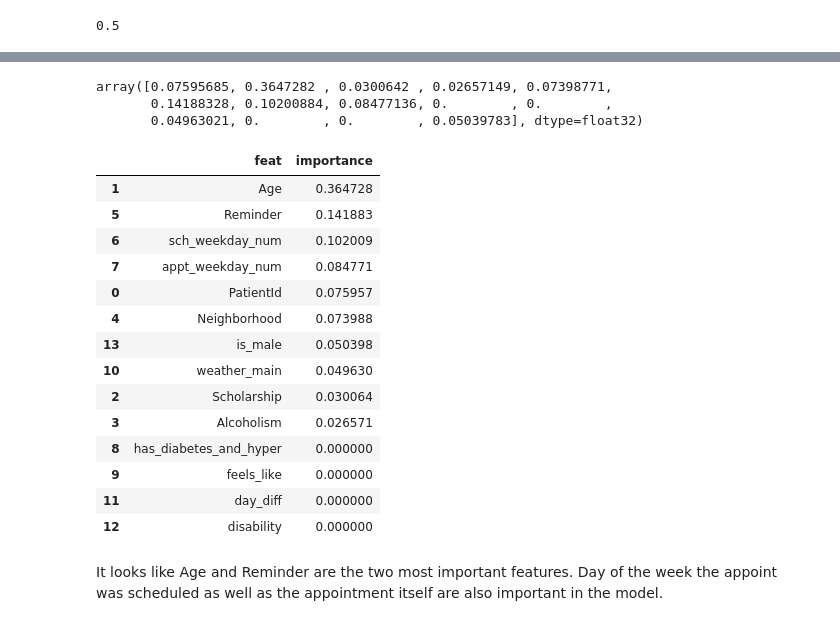
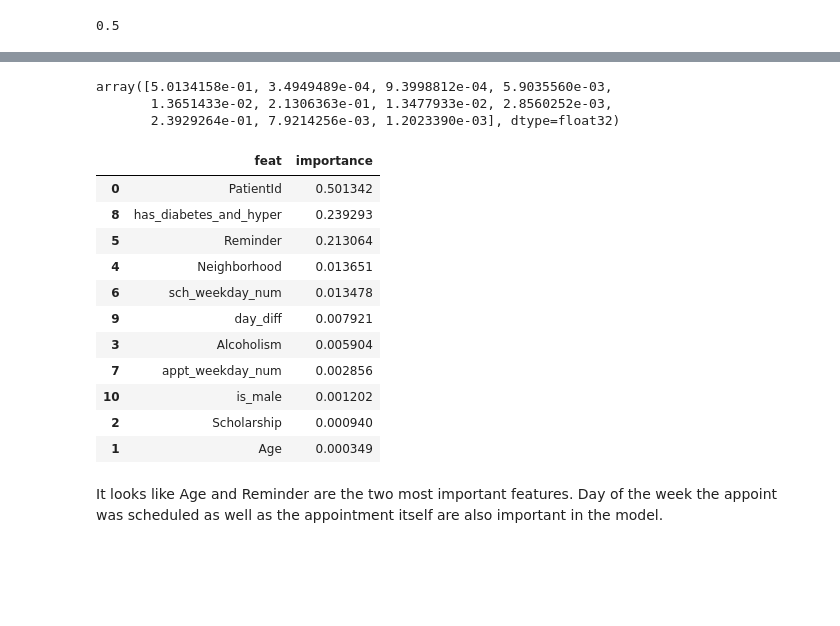
Before and after one commit to mgalaviz1/my_work, a Jupyter notebook: capstone2/predicting_no_shows.ipynb, the cells around one changed output, grey strips where cells are left out. Cells and saved outputs as stored; diff of their text form; code cells hidden in the pictures; blank space fills up the shorter version.

```diff
--- a/capstone2/predicting_no_shows.ipynb
+++ b/capstone2/predicting_no_shows.ipynb
@@ -694,12 +665,12 @@ Name: appt_weekday_num, dtype: int64
 
 drop_cats = ['JARDIM CAMBURI', 'Clear', 1, 2]
 
-cat_cols = ['Neighborhood', 'weather_main', 'sch_weekday_num', 'appt_weekday_num']
+cat_cols = ['Neighborhood', 'sch_weekday_num', 'appt_weekday_num']
 
 bin_cols = ['is_male','Scholarship', 'Alcoholism', 'Reminder', 'has_diabetes_and_hyper',
             'disability']
 
-num_cols = ['PatientId', 'Age', 'feels_like', 'day_diff']
+num_cols = ['PatientId', 'Age', 'day_diff']
 # %% [markdown]
 Looking at categorical data with our target, only two stand out. Those who get reminders have a greater percentage of showing up. Also, those who have a scholarship have a slightly higher percentage of not showing up. The interaction between hypertension and diabetes appears unchanged from either of the variables alone.
 # %%
@@ -812,9 +789,9 @@ df_merge.ScheduledDay.dt.hour.value_counts().sort_index().plot()
 # %% [markdown]
 ## Model Prep
 # %%
-X = df_merge.drop(columns=["no_show", '_merge', 'sch_weekday_name', 'appt_weekday_name','Diabetes', 'Hypertension',
-                          'ScheduledDay', 'AppointmentDay'])
-y = df_merge["no_show"]
+X = df.drop(columns=["no_show", 'sch_weekday_name', 'appt_weekday_name','Diabetes', 'Hypertension',
+                          'ScheduledDay', 'AppointmentDay','disability'])
+y = df["no_show"]
 
 X_train, X_test, y_train, y_test = train_test_split(
     X, y, test_size=0.2, random_state=42, stratify=y
@@ -913,16 +891,16 @@ y_train_resample.mean()
 0.5
 # %%
 params = {
-    "xgb__colsample_bytree": [0.001, 0.01, 0.1, 0.5],
-    "xgb__max_depth": [3, 4, 5],
-    "xgb__subsample": [0.001, 0.01, 0.1, 0.5],
+    "xgb__colsample_bytree": [0.1, 0.5],
+    "xgb__max_depth": [4, 5],
+    "xgb__subsample": [0.5, 1],
 }
 
-n_trees = 100
+n_trees = 200
 learning_rate = 2 / n_trees
 # %%
-pipeline_cv = GridSearchCV(pipeline, params, verbose=1, cv=2)
-pipeline_cv.fit(X_train_resample, y_train_resample)
+xgb_pipeline_cv = GridSearchCV(pipeline, params, verbose=1, cv=2)
+xgb_pipeline_cv.fit(X_train_resample, y_train_resample)
 
-pipeline_cv.best_params_
+xgb_pipeline_cv.best_params_
 # %% [output]
@@ -952,30 +936,27 @@ Fitting 2 folds for each of 48 candidates, totalling 96 fits
 # %%
-pipeline_cv.best_estimator_['xgb'].feature_importances_
+xgb_pipeline_cv.best_estimator_['xgb'].feature_importances_
 # %% [output]
-array([0.07595685, 0.3647282 , 0.0300642 , 0.02657149, 0.07398771,
-       0.14188328, 0.10200884, 0.08477136, 0.        , 0.        ,
-       0.04963021, 0.        , 0.        , 0.05039783], dtype=float32)
+array([5.0134158e-01, 3.4949489e-04, 9.3998812e-04, 5.9035560e-03,
+       1.3651433e-02, 2.1306363e-01, 1.3477933e-02, 2.8560252e-03,
+       2.3929264e-01, 7.9214256e-03, 1.2023390e-03], dtype=float32)
 # %%
 importance_df = pd.DataFrame(
-    {"feat": X_train.columns, "importance": pipeline_cv.best_estimator_['xgb'].feature_importances_}
+    {"feat": X_train.columns, "importance": xgb_pipeline_cv.best_estimator_['xgb'].feature_importances_}
 )
 importance_df.sort_values("importance", ascending=False)
 # %% [output]
 |  | feat | importance |
-| 1 | Age | 0.364728 |
-| 5 | Reminder | 0.141883 |
-| 6 | sch_weekday_num | 0.102009 |
-| 7 | appt_weekday_num | 0.084771 |
-| 0 | PatientId | 0.075957 |
-| 4 | Neighborhood | 0.073988 |
-| 13 | is_male | 0.050398 |
-| 10 | weather_main | 0.049630 |
-| 2 | Scholarship | 0.030064 |
-| 3 | Alcoholism | 0.026571 |
-| 8 | has_diabetes_and_hyper | 0.000000 |
-| 9 | feels_like | 0.000000 |
-| 11 | day_diff | 0.000000 |
-| 12 | disability | 0.000000 |
+| 0 | PatientId | 0.501342 |
+| 8 | has_diabetes_and_hyper | 0.239293 |
+| 5 | Reminder | 0.213064 |
+| 4 | Neighborhood | 0.013651 |
+| 6 | sch_weekday_num | 0.013478 |
+| 9 | day_diff | 0.007921 |
+| 3 | Alcoholism | 0.005904 |
+| 7 | appt_weekday_num | 0.002856 |
+| 10 | is_male | 0.001202 |
+| 2 | Scholarship | 0.000940 |
+| 1 | Age | 0.000349 |
 # %% [markdown]
 It looks like Age and Reminder are the two most important features. Day of the week the appoint was scheduled as well as the appointment itself are also important in the model.
 # %%
```
Also changed, not shown: parts of 94 cells of this notebook.
